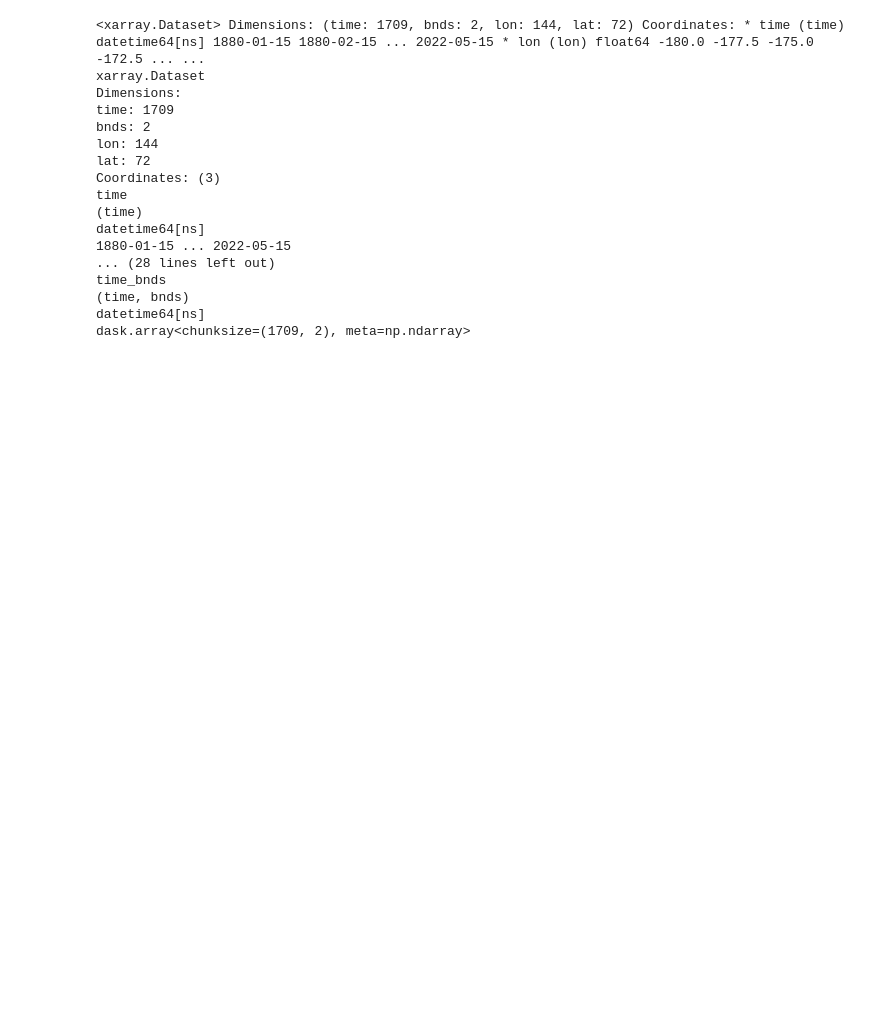
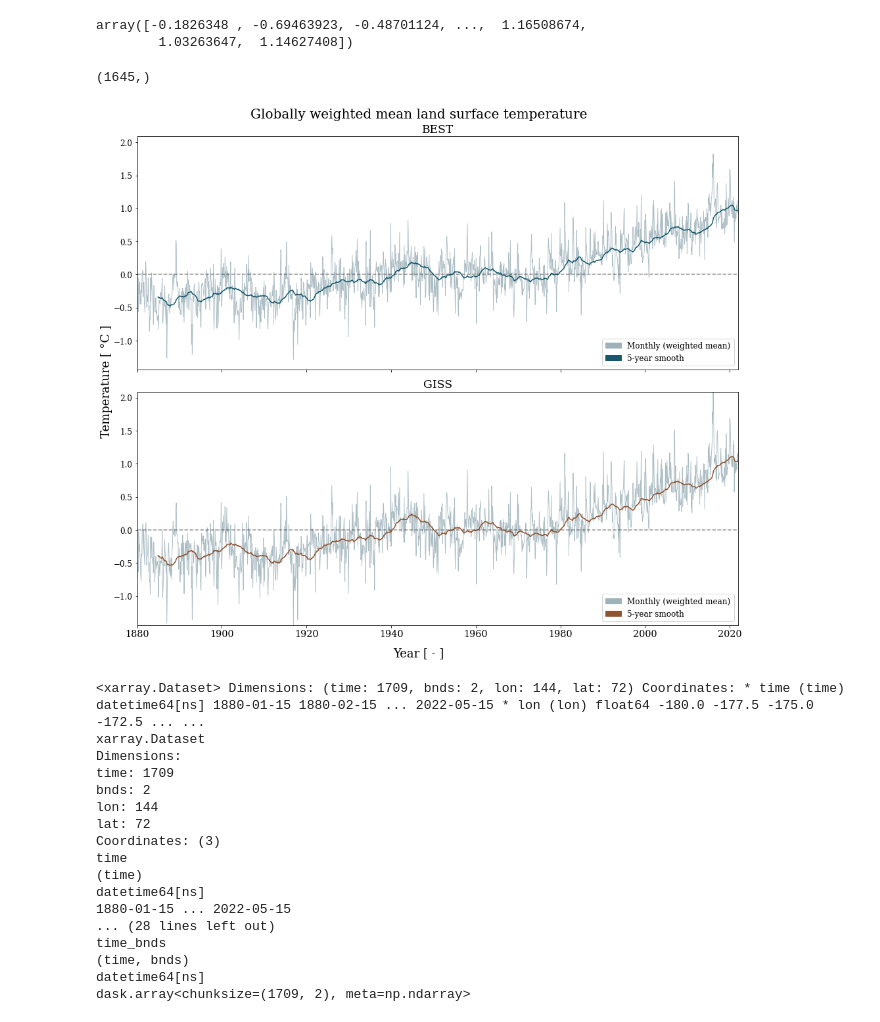
Before and after one commit to TristanPelser/mesmer, a Jupyter notebook: plots/GISS vs BEST.ipynb, the cells around one changed output. Cells and saved outputs as stored; diff of their text form; code cells hidden in the pictures; blank space fills up the shorter version.

```diff
--- a/plots/GISS vs BEST.ipynb
+++ b/plots/GISS vs BEST.ipynb
@@ -56,3 +221,76 @@ from sklearn.externals.joblib import Parallel, delayed
+# %%
+obs_mon['giss']
+# %% [output]
+array([-0.1826348 , -0.69463923, -0.48701124, ...,  1.16508674,
+        1.03263647,  1.14627408])
+# %%
+obs_giss_smt = moving_average(obs_mon['giss'], 60)
+obs_best_smt = moving_average(obs_mon['best'], 60)
+# %%
+obs_giss_smt.shape
+# %% [output]
+(1645,)
+# %%
+### set plot params
+
+params = {'legend.fontsize': 'xx-large',
+         'axes.labelsize': 'x-large',
+         'axes.titlesize':'xx-large',
+         'xtick.labelsize':'x-large',
+          'figure.figsize': (9,5),
+          "font.family": "serif",
+         'ytick.labelsize':'large',
+         "font.weight":"normal",
+         "axes.labelweight":"normal"}
+plt.rcParams.update(params)
+# %%
+### start plotting
+
+y_min = -1.5
+y_max = 1.5
+
+#first set times for x-axes
+time = pd.date_range(start='1880-01-01', end='2021-12-31', freq='MS')
+time_smt = pd.date_range(start='1884-12-01', end='2021-12-31', freq='MS')
+
+fig, (ax1,ax2) = plt.subplots(2, figsize=(14,12), sharex=True, sharey=True)
+fig.suptitle("Globally weighted mean land surface temperature", fontsize=20)
+fig.supylabel("Temperature [ °C ]", fontsize=18)
+fig.supxlabel("Year [ - ]", fontsize=18)
+
+#create legend
+monthly_vals = mpatches.Patch(color="#9EB2BA", label="Monthly (weighted mean)")
+obs_yr_vals = mpatches.Patch(color="#14586D", label="5-year smooth")
+regrid_yr_vals = mpatches.Patch(color="#8E5330", label="5-year smooth")
+
+ax1.plot(time,
+       obs_mon['best'],
+        color="#9EB2BA", lw=0.90, alpha=0.85)
+ax1.plot(time_smt,
+       obs_best_smt,
+        color="#14586D")
+ax1.set(title="BEST")
+ax1.legend(handles=[monthly_vals, obs_yr_vals], loc="lower right", prop={'size': 12})
+ax1.axhline(y=0, color='#2a2a2a', linestyle='--', alpha=0.5)
+#plt.ylim(y_min, y_max)
+
+ax2.plot(time,
+       obs_mon['giss'],
+        color="#9EB2BA",lw=0.90, alpha=0.85)
+ax2.plot(time_smt,
+       obs_giss_smt,
+        color="#8E5330")
+ax2.set(title="GISS")
+ax2.legend(handles=[monthly_vals, regrid_yr_vals], loc="lower right", prop={'size': 12})
+ax2.axhline(y=0, color='#2a2a2a', linestyle='--', alpha=0.5)
+
+# annual_avg = mpatches.Patch(color=)
+
+plt.margins(x=0, y=0)
+plt.tight_layout()
+plt.show()
+# %% [output]
+[figure, added]
 # %%
 dir_in_data = '/home/tristan/mesmer/data/'
 file = 'GISS_tas_g25.nc'
```
Also changed, not shown: parts of 7 cells of this notebook.
